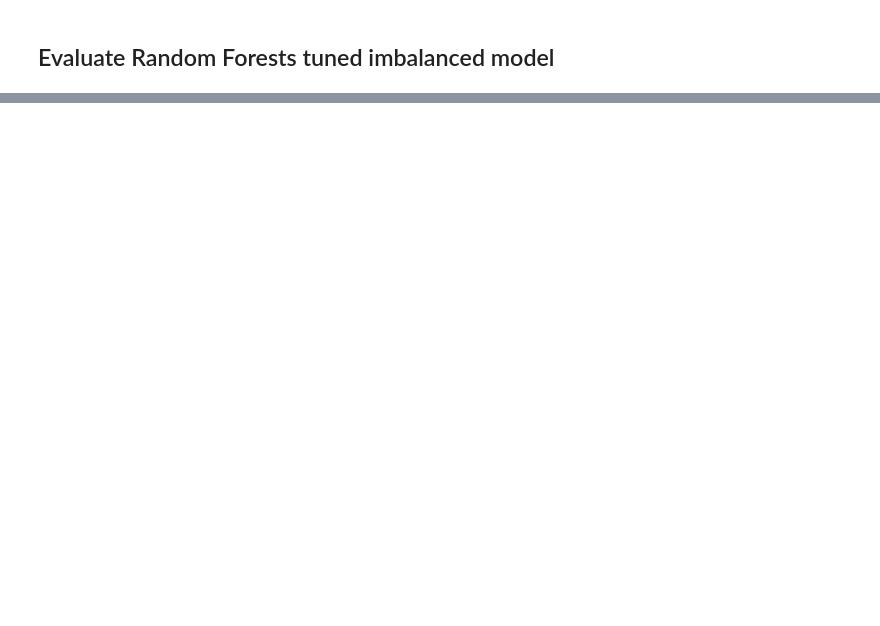
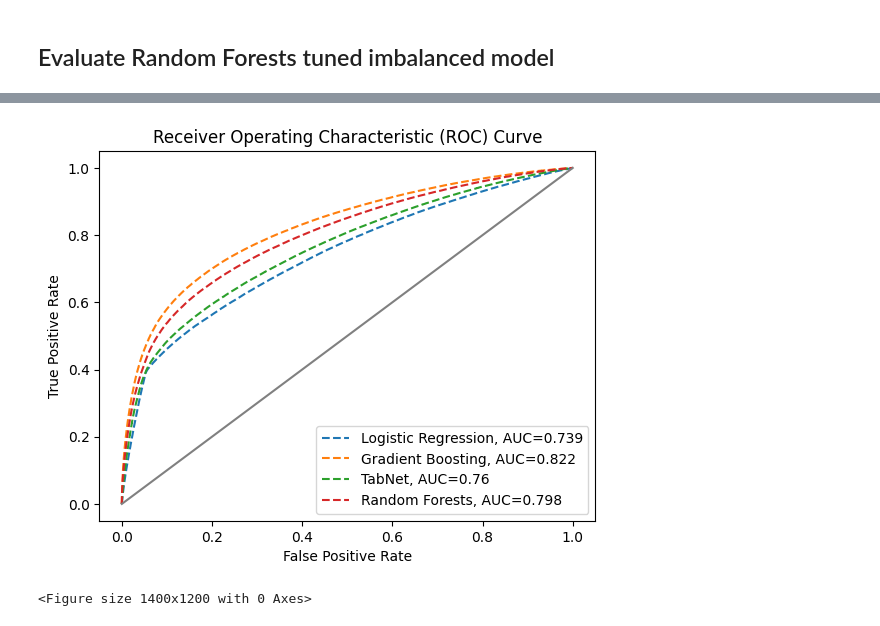
Before and after one commit to rvloenhout/DSS_Master_Thesis, a Jupyter notebook: _3. Evaluation/2. Tuned_Imbalance_eval.ipynb, the cells around one changed output, grey strips where cells are left out. Drawn from its saved outputs; the diff is of its cells as text; code cells hidden in the pictures; blank space fills up the shorter version.

```diff
--- a/_3. Evaluation/2. Tuned_Imbalance_eval.ipynb
+++ b/_3. Evaluation/2. Tuned_Imbalance_eval.ipynb
@@ -102,8 +104,7 @@ Precision Score:  0.6343267470033664
 # %% [markdown]
 ## Evaluate XGBoost tuned imbalanced model
-# %%
-#import xgboost as xgb
-#xgb.__version__
-xgb_tuned_imbalance = joblib.load(path_model + "XGBoost_tuned_imbalance.joblib") #pip install xgboost==2.0.0 --user
-y_pred_xgb_tuned_imbalance = xgb_tuned_imbalance.predict(X_test)
+# %%
+xgb_class_tuned_imbalance = joblib.load(path_model + "XGBoost_tuned_imbalance.joblib") #xgb version 1.7.5
+y_pred_xgb_tuned_imbalance = xgb_class_tuned_imbalance.predict(X_test)
+y_pred_prob_xgb_tuned_imbalance = xgb_class_tuned_imbalance.predict_proba(X_test)[:, 1]
 # %%
@@ -121,3 +122,4 @@ Precision Score:  0.7133516496954972
 tabnet_tuned_imbalance = torch.load(path_model + "TabNet_tuned_imbalance.pt", map_location=torch.device('cpu'))
 tabnet_tuned_imbalance.device = "cpu"
 y_pred_tabnet_tuned_imbalance = tabnet_tuned_imbalance.predict(X_test.values)
+y_pred_prob_tabnet_tuned_imbalance = tabnet_tuned_imbalance.predict_proba(X_test.values)[:, 1]
@@ -135,8 +135,9 @@ Precision Score:  0.6402979273583933
 # %% [markdown]
 ## Evaluate Random Forests tuned imbalanced model
 # %%
-rf_tuned_imbalance = joblib.load(path_model + "rf_tuned_imbalanced.joblib")
-y_pred_rf_tuned_imbalance = rf_tuned_imbalance.predict(X_test)
+rf_tuned_imbalanced = joblib.load(path_model + "rf_tuned_imbalanced.joblib")
+y_pred_rf_tuned_imbalanced = rf_tuned_imbalanced.predict(X_test)
+y_pred_prob_rf_tuned_imbalanced = rf_tuned_imbalanced.predict_proba(X_test)[:, 1]
 # %% [output]
 https://scikit-learn.org/stable/model_persistence.html#security-maintainability-limitations
   warnings.warn(
@@ -165,0 +171,38 @@ results.sort_values(by=["AUROC"], ascending=False)
+# %%
+#Plot AUROC for LogReg
+fpr, tpr, _ = roc_curve(y_test, y_pred_prob_logreg_tuned_imbalance)
+auc = round(roc_auc_score(y_test, y_pred_prob_logreg_tuned_imbalance), 3)
+plt.plot(fpr, tpr, linestyle='--', label="Logistic Regression, AUC="+str(auc))
+
+#Plot AUROC for XGBoost
+fpr, tpr, _ = roc_curve(y_test, y_pred_prob_xgb_tuned_imbalance)
+auc = round(roc_auc_score(y_test, y_pred_prob_xgb_tuned_imbalance), 3)
+plt.plot(fpr, tpr, linestyle='--', label="Gradient Boosting, AUC="+str(auc))
+
+#Plot AUROC for TabNet
+fpr, tpr, _ = roc_curve(y_test, y_pred_prob_tabnet_tuned_imbalance)
+auc = round(roc_auc_score(y_test, y_pred_prob_tabnet_tuned_imbalance), 3)
+plt.plot(fpr, tpr, linestyle='--', label="TabNet, AUC="+str(auc))
+
+#Plot AUROC for Random Forests
+fpr, tpr, _ = roc_curve(y_test, y_pred_prob_rf_tuned_imbalanced)
+auc = round(roc_auc_score(y_test, y_pred_prob_rf_tuned_imbalanced), 3)
+plt.plot(fpr, tpr, linestyle='--', label="Random Forests, AUC="+str(auc))
+
+#Add baseline of 0.5 random guesser
+plt.plot([0, 1], [0, 1], color='gray')
+
+#Add legend
+plt.legend()
+
+#Add labels and title
+plt.xlabel('False Positive Rate')
+plt.ylabel('True Positive Rate')
+plt.title('Receiver Operating Characteristic (ROC) Curve')
+
+
+plt.figure(figsize=(14, 12))
+plt.show()
+# %% [output]
+[figure, added]
+<Figure size 1400x1200 with 0 Axes>
```
Also changed, not shown: parts of 12 cells of this notebook, 17 other files.
